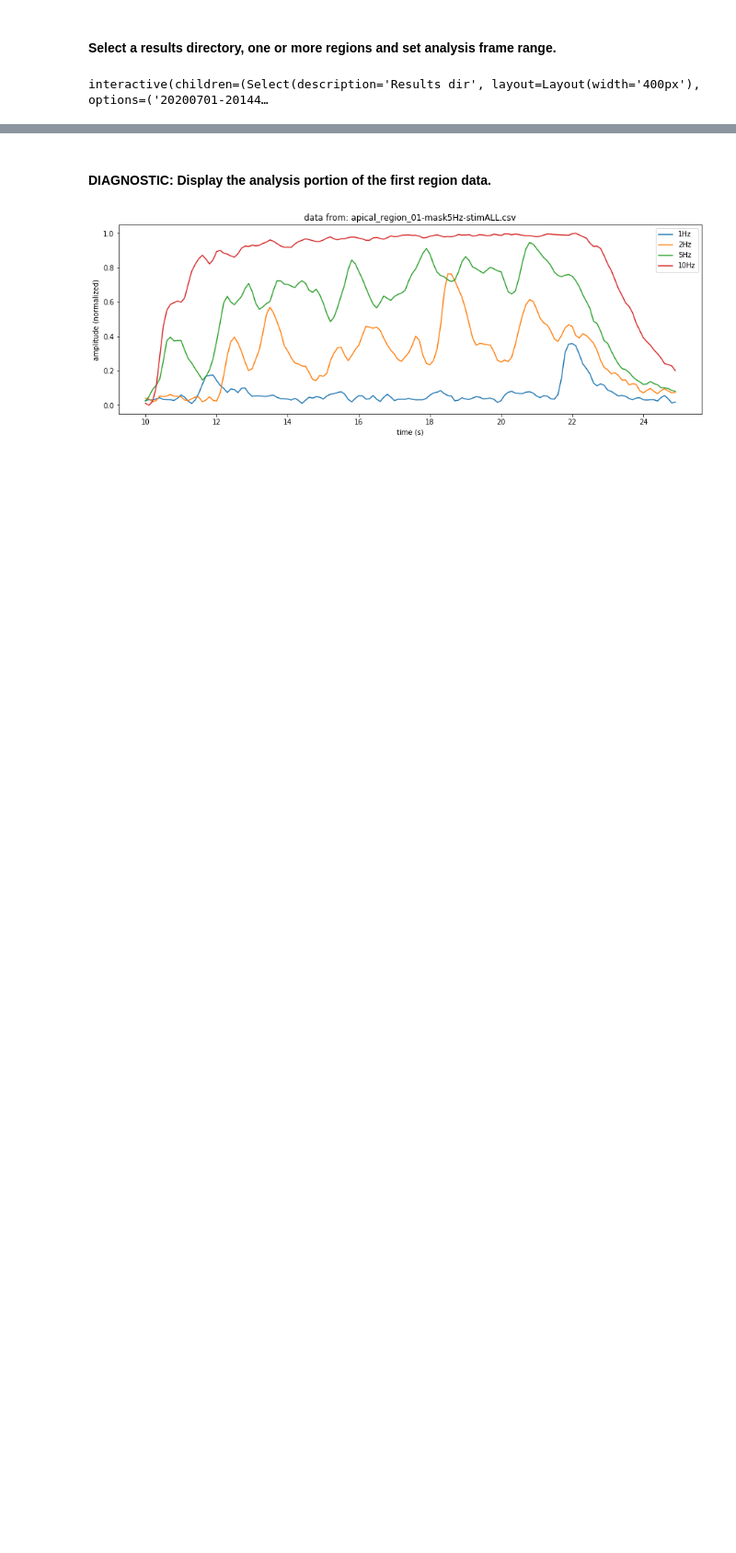
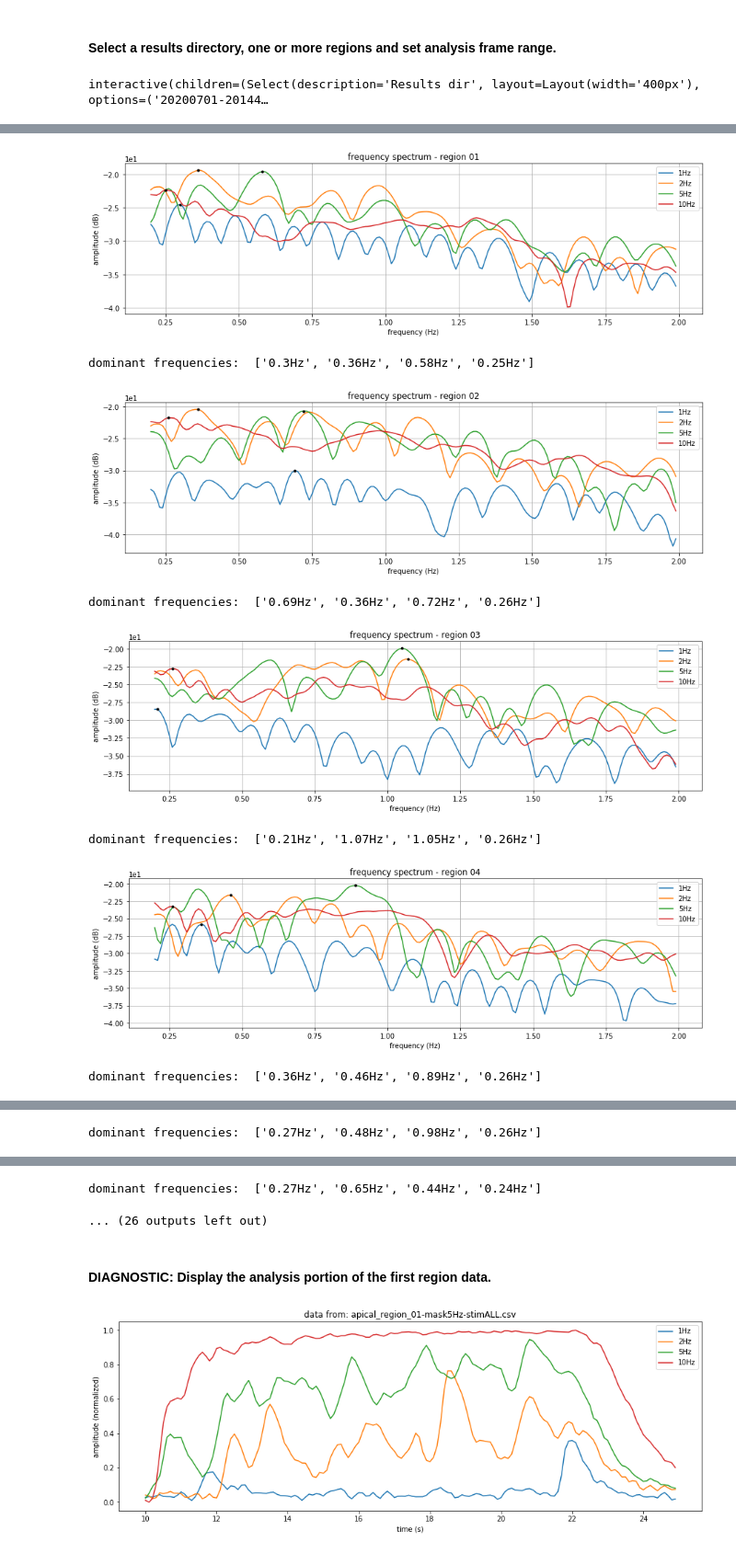
Before and after one commit to jrugis/cell_tools_historical, a Jupyter notebook: IMAGING/notebooks/apical_post_processing_analysis.ipynb, the cells around one changed output, grey strips where cells are left out. Shown at 92% size. Cells and saved outputs as stored; diff of their text form; code cells hidden in the pictures; blank space fills up the shorter version.

```diff
--- a/IMAGING/notebooks/apical_post_processing_analysis.ipynb
+++ b/IMAGING/notebooks/apical_post_processing_analysis.ipynb
@@ -87,0 +65,74 @@ interactive(children=(Select(description='Results dir', layout=Layout(width='400
+# %%
+%matplotlib inline
+
+# get the regions and data labels in the selected results directory
+region_files = os.listdir("../results/" + results_widget.value)
+region_files = sorted([f for f in region_files if 'apical_region' in f and '.csv' in f])
+with open("../results/" + results_widget.value + "/labels.txt") as f:
+  data_labels = f.readlines()
+data_labels = [x.strip() for x in data_labels]
+
+sr = 50   # a new sample rate (for interpolation)
+for r in region_files:
+  region = r.split('_')[-1].split('-')[0]
+  A0 = np.transpose(np.genfromtxt("../results/" + results_sel + "/" + r, delimiter=','))
+  A = A0[:,stim_start:stim_done]
+
+  tmin = np.min(A[0])
+  tmax = np.max(A[0])
+  trng = tmax-tmin
+  tstp = A0[0,1]-A0[0,0]
+
+  dmin = np.min(A[1:])
+  dmax = np.max(A[1:])
+  drng = dmax-dmin
+
+  X0 = A[0]
+  Y0 = (A[1:]-dmin) / drng  # normalized to range(0, 1.0)
+
+  fig, ax = plt.subplots(nrows=1, ncols=1, figsize = [15,4])
+  ax.grid(b=True)
+
+  fq = []  # list of the dominant frequencies
+  for idx,y in enumerate(Y0):
+    f = interp1d(X0, y, kind='cubic')                       # define the resampling function
+    X = np.linspace(tmin, tmax, (trng*sr)+1, endpoint=True) # define the new time steps
+    Y = f(X)                                                # resample the original signal
+    sos = signal.butter(5, 0.2, btype='highpass', fs=sr, output='sos')
+    Y = signal.sosfiltfilt(sos, Y)         # apply high-pass filter to eliminate step
+
+    # use a filter bank for selective frequency response determination
+    #wdw = signal.tukey(len(Y), alpha=0.3)      # define a windowing function
+    fX = np.arange(0.2, 2.0, 0.01)             # filter bank frequencies (min, max, step)
+    fY = []                                    # filter bank responses (rms)
+    for s in fX:
+      #ofs = 1.0/20  # filter half-width as fraction of octave
+      #sos = signal.butter(2, ((2**(-ofs))*s,(2**ofs)*s), btype='bandpass', fs=sr, output='sos')
+      sos = signal.butter(1, (s-0.01,s+0.01), btype='bandpass', fs=sr, output='sos')
+      #Y1 = wdw*signal.sosfiltfilt(sos, Y)          # filter the signal and window the result
+      Y1 = signal.sosfiltfilt(sos, Y)          # filter the signal
+      fY.append(np.sqrt(np.mean(Y1**2)))       # save the rms value of the filtered signal
+    ax.plot(fX,10*np.log10(fY),label=str(data_labels[idx]))
+
+    _,pks = signal.find_peaks(fY,height=0)        # find peaks
+    didx = fY.index(np.max(pks["peak_heights"]))  # get index of dominant frequency
+    fq.append("{:3.3}Hz".format(fX[didx]))
+    ax.plot(fX[didx],10*np.log10(fY[didx]),'k.')
+  ax.legend()
+  ax.set_title("frequency spectrum - region " + region)
+  ax.set(ylabel="amplitude (dB)")
+  ax.set(xlabel="frequency (Hz)")
+  ax.ticklabel_format(axis="y", style="sci", scilimits=(0,0))
+
+  plt.show()
+  plt.close() # frees up memory
+  print("dominant frequencies: ", fq)
+# %% [output]
+[figure, added]
+dominant frequencies:  ['0.3Hz', '0.36Hz', '0.58Hz', '0.25Hz']
+[figure, added]
+dominant frequencies:  ['0.69Hz', '0.36Hz', '0.72Hz', '0.26Hz']
+[figure, added]
+dominant frequencies:  ['0.21Hz', '1.07Hz', '1.05Hz', '0.26Hz']
+[figure, added]
+dominant frequencies:  ['0.36Hz', '0.46Hz', '0.89Hz', '0.26Hz']
@@ -87,0 +140 @@ interactive(children=(Select(description='Results dir', layout=Layout(width='400
+dominant frequencies:  ['0.27Hz', '0.48Hz', '0.98Hz', '0.26Hz']
@@ -88,3 +142,5 @@ interactive(children=(Select(description='Results dir', layout=Layout(width='400
+dominant frequencies:  ['0.27Hz', '0.65Hz', '0.44Hz', '0.24Hz']
+... (26 outputs left out)
 # %% [markdown]
 #### DIAGNOSTIC: Display the analysis portion of the first region data.
 # %%
```
Also changed, not shown: parts of 13 cells of this notebook, 1 other file.
